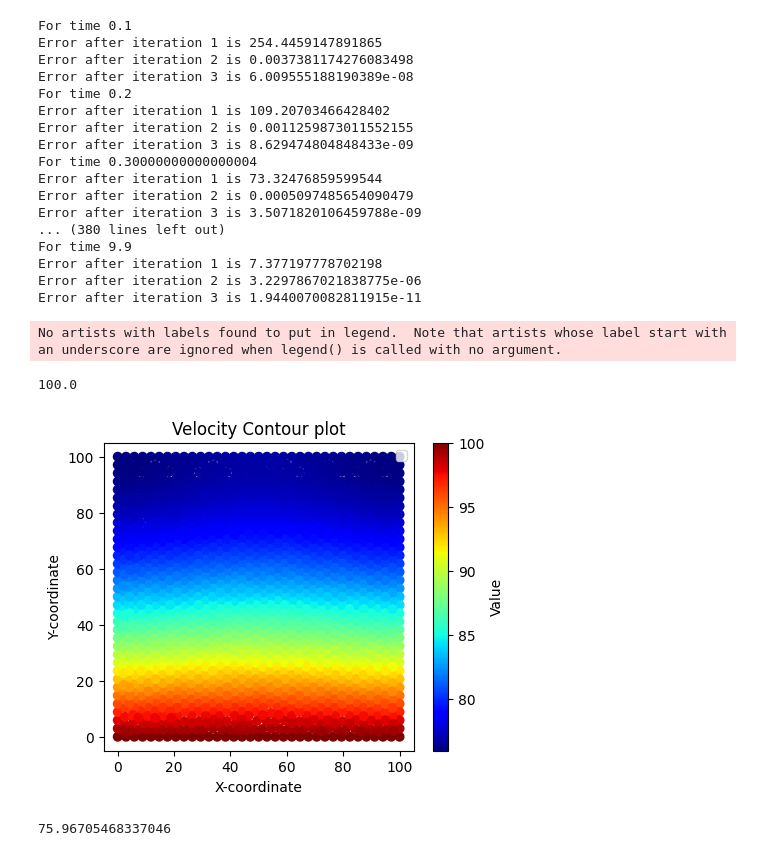
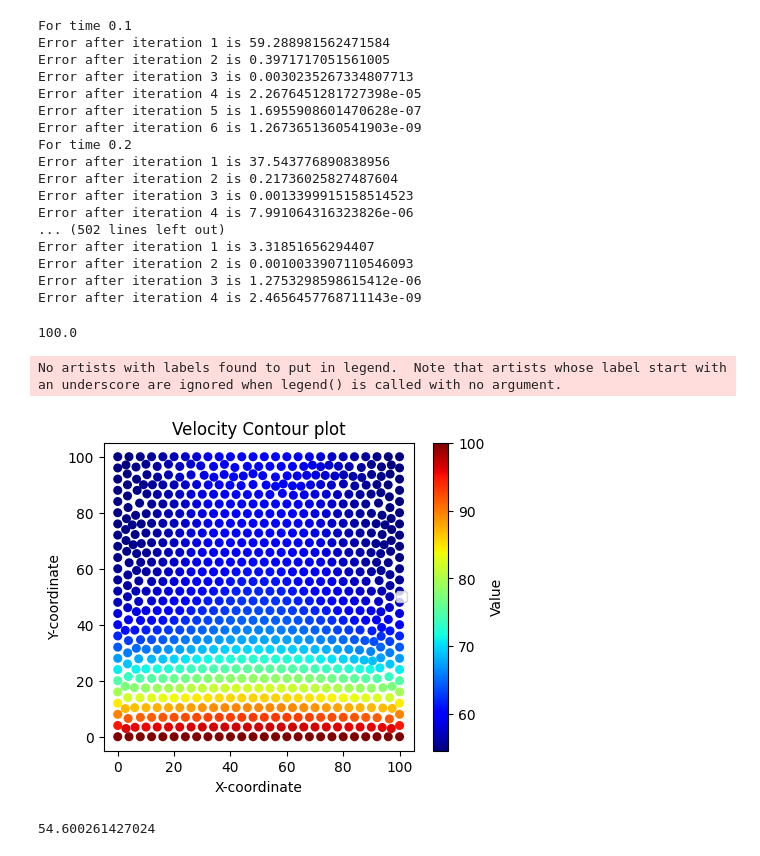
Before and after one commit to me21b172/ME5204-Project, a Jupyter notebook: Anuj/validation.ipynb, the cells around one changed output. Saved outputs shown, nothing was run; the diff lists cells and outputs as text; code cells hidden in the pictures.

```diff
--- a/Anuj/validation.ipynb
+++ b/Anuj/validation.ipynb
@@ -31,7 +31,7 @@ def Cp(T):
     return 465
 
 def Kappa(T):
-    return (100 + .004*(T-50)**2)**1e-3
+    return (100 + .004*(T-50)**2)*1e-3
 # %%
 def Gaussian(X):
     return 15*(X[0]/100)*(1-(X[0]/100))*(1e-3)
@@ -182,41 +182,41 @@ def PicardIteration(mesh_size_factor):
         TemperatureProfile[i,:] = T_new.reshape(-1)
     return TemperatureProfile,mesh
 # %%
-temp,msh = PicardIteration(1.5)
+temp,msh = PicardIteration(2)
 # %% [output]
 For time 0.1
-Error after iteration 1 is 254.4459147891865
-Error after iteration 2 is 0.0037381174276083498
-Error after iteration 3 is 6.009555188190389e-08
+Error after iteration 1 is 59.288981562471584
+Error after iteration 2 is 0.3971717051561005
+Error after iteration 3 is 0.0030235267334807713
+Error after iteration 4 is 2.2676451281727398e-05
+Error after iteration 5 is 1.6955908601470628e-07
+Error after iteration 6 is 1.2673651360541903e-09
 For time 0.2
-Error after iteration 1 is 109.20703466428402
-Error after iteration 2 is 0.0011259873011552155
-Error after iteration 3 is 8.629474804848433e-09
-For time 0.30000000000000004
-Error after iteration 1 is 73.32476859599544
-Error after iteration 2 is 0.0005097485654090479
-Error after iteration 3 is 3.5071820106459788e-09
-... (380 lines left out)
-For time 9.9
-Error after iteration 1 is 7.377197778702198
-Error after iteration 2 is 3.2297867021838775e-06
-Error after iteration 3 is 1.9440070082811915e-11
+Error after iteration 1 is 37.543776890838956
+Error after iteration 2 is 0.21736025827487604
+Error after iteration 3 is 0.0013399915158514523
+Error after iteration 4 is 7.991064316323826e-06
+... (502 lines left out)
+Error after iteration 1 is 3.31851656294407
+Error after iteration 2 is 0.0010033907110546093
+Error after iteration 3 is 1.2753298598615412e-06
+Error after iteration 4 is 2.4656457768711143e-09
 # %%
 n = int(temp.shape[0])
 print(np.max(temp[n-1,:]))
 plt.figure(figsize=(5,4))
 plt.xlabel('X-coordinate')
 plt.ylabel('Y-coordinate')
 plt.title('Velocity Contour plot')
-scatter = plt.scatter(msh.coords[:, 0], msh.coords[:, 1], c=temp[n-1,:], cmap='jet', s=38, edgecolor=None)
+scatter = plt.scatter(msh.coords[:, 0], msh.coords[:, 1], c=temp[n-1,:], cmap='jet', s=30, edgecolor=None)
 plt.legend()
 plt.colorbar(scatter, label='Value')
 plt.show()
 # %% [output]
-No artists with labels found to put in legend.  Note that artists whose label start with an underscore are ignored when legend() is called with no argument.
+100.0
-100.0
+No artists with labels found to put in legend.  Note that artists whose label start with an underscore are ignored when legend() is called with no argument.
-[figure, old version]
+[figure, new version]
 # %%
-np.min(temp[n-1,:])
+(temp[n-1,:])
 # %% [output]
-75.96705468337046
+54.600261427024
```
Also changed, not shown: parts of 1 cell of this notebook, 1 other file.
